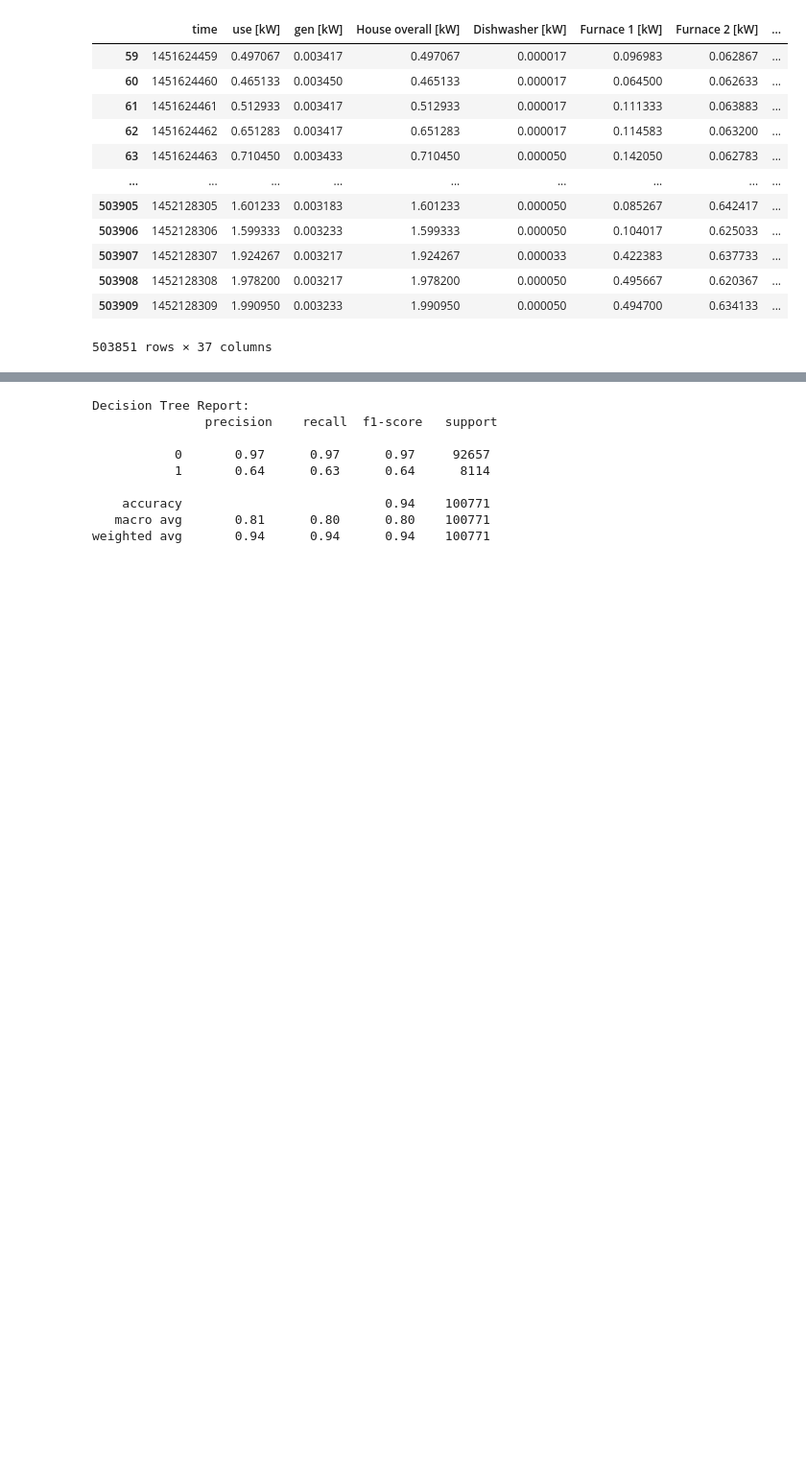
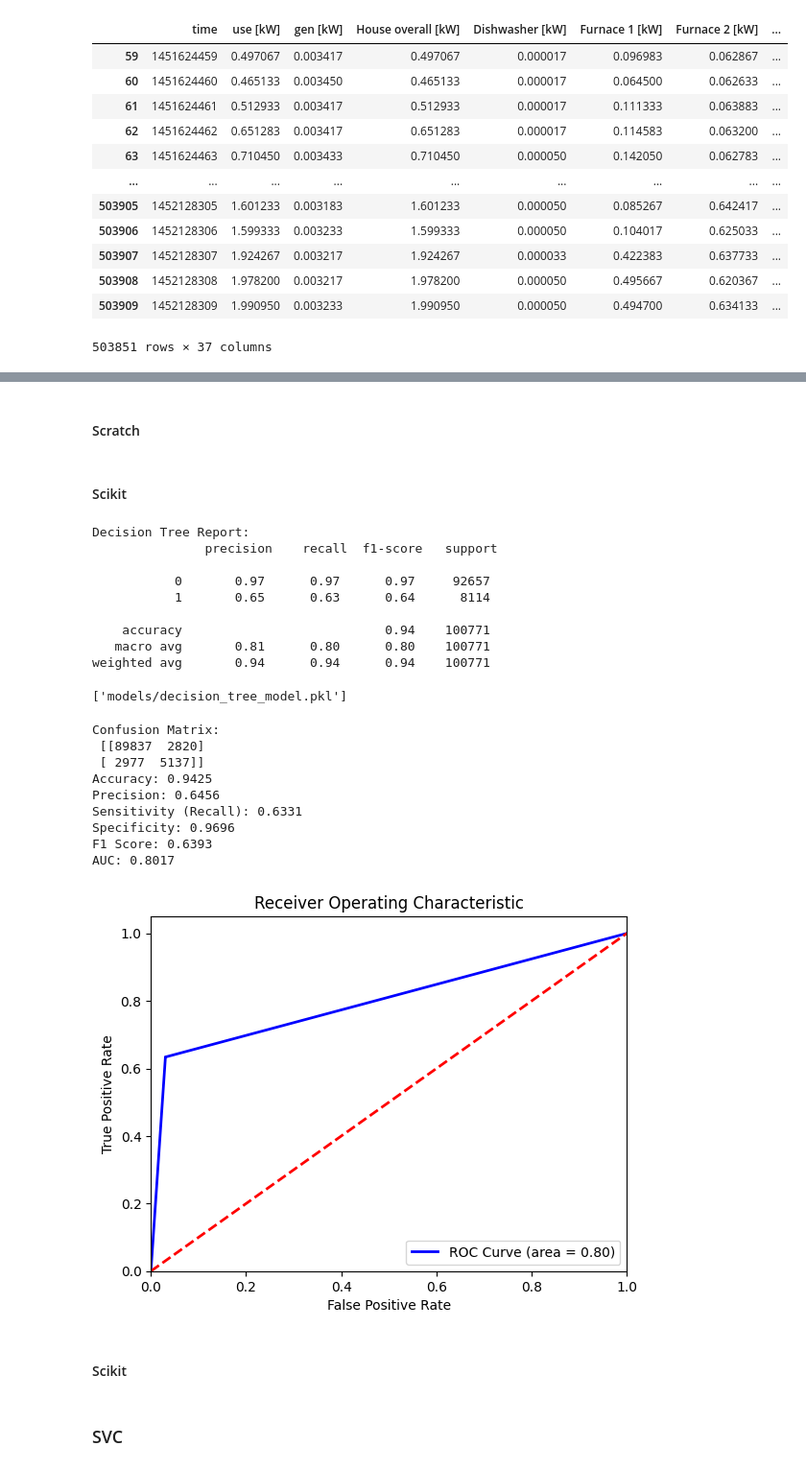
Before and after one commit to sn-nast/KMITL-2024-ML-Project, a Jupyter notebook: ML-project.ipynb, the cells around one changed output, grey strips where cells are left out. Shown at 96% size. Cells and saved outputs as stored; diff of their text form; code cells hidden in the pictures; blank space fills up the shorter version.

```diff
--- a/ML-project.ipynb
+++ b/ML-project.ipynb
@@ -125,0 +263,2 @@ weighted avg       0.86      0.92      0.88    100771
+# %% [markdown]
+#### Scratch
@@ -126,16 +448,37 @@ weighted avg       0.86      0.92      0.88    100771
+# %% [markdown]
+#### Scikit
 # %%
 # 2. Decision Tree
 tree_model = DecisionTreeClassifier()
 tree_model.fit(X_train, y_train)
 y_pred_tree = tree_model.predict(X_test)
 print("Decision Tree Report:\n", classification_report(y_test, y_pred_tree))
+joblib.dump(tree_model, 'models/decision_tree_model.pkl')
 # %% [output]
 Decision Tree Report:
                precision    recall  f1-score   support
 
            0       0.97      0.97      0.97     92657
-           1       0.64      0.63      0.64      8114
+           1       0.65      0.63      0.64      8114
 
     accuracy                           0.94    100771
    macro avg       0.81      0.80      0.80    100771
 weighted avg       0.94      0.94      0.94    100771
+['models/decision_tree_model.pkl']
+# %%
+evaluate_model(tree_model, X_test, y_test)
+# %% [output]
+Confusion Matrix:
+ [[89837  2820]
+ [ 2977  5137]]
+Accuracy: 0.9425
+Precision: 0.6456
+Sensitivity (Recall): 0.6331
+Specificity: 0.9696
+F1 Score: 0.6393
+AUC: 0.8017
+[figure, added]
+# %% [markdown]
+#### Scikit
+# %% [markdown]
+### SVC
```
Also changed, not shown: parts of 65 cells of this notebook, 2 other files.
